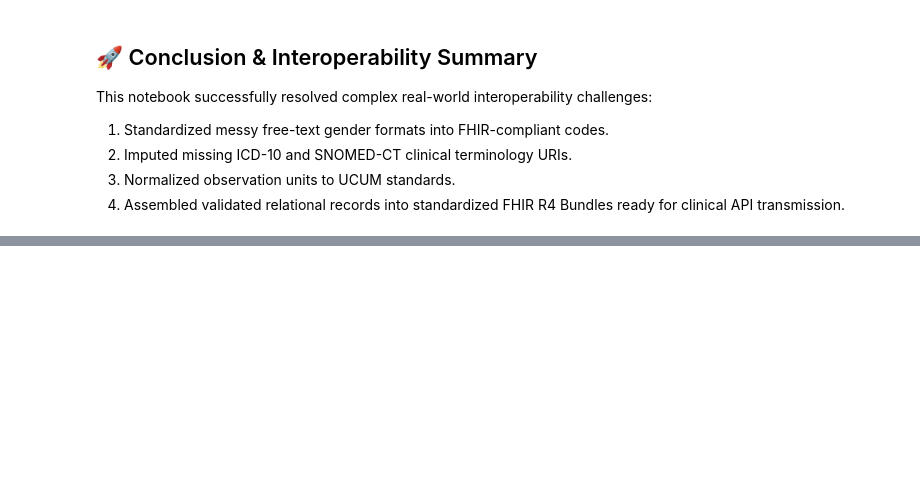
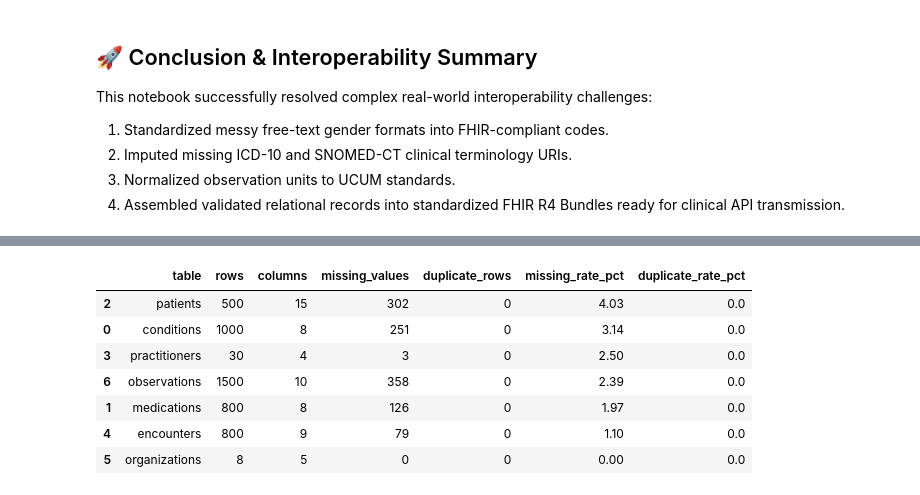
Before and after one commit to mannyokeke-154r33/FHIR-Hospital_Converter-, a Jupyter notebook: hospital-data-converter.ipynb, the cells around one changed output, grey strips where cells are left out. Cells and saved outputs as stored; diff of their text form; code cells hidden in the pictures; blank space fills up the shorter version.

```diff
--- a/hospital-data-converter.ipynb
+++ b/hospital-data-converter.ipynb
@@ -62,0 +103,4 @@ File [observations]: ✅ Found -> /kaggle/input/datasets/nudratabbas/fhir-conver
+# %%
+for table_name, dataframe in tables.items():
+    print(f"\n--- {table_name.upper()} ---")
+    print(dataframe.columns.tolist())
@@ -836,0 +1024,28 @@ This notebook successfully resolved complex real-world interoperability challeng
+# %%
+inventory_df["missing_rate_pct"] = (
+    inventory_df["missing_values"]
+    / (inventory_df["rows"] * inventory_df["columns"])
+    * 100
+).round(2)
+
+inventory_df["duplicate_rate_pct"] = (
+    inventory_df["duplicate_rows"]
+    / inventory_df["rows"]
+    * 100
+).round(2)
+
+display(
+    inventory_df.sort_values(
+        "missing_rate_pct",
+        ascending=False
+    )
+)
+# %% [output]
+|  | table | rows | columns | missing_values | duplicate_rows | missing_rate_pct | duplicate_rate_pct |
+| 2 | patients | 500 | 15 | 302 | 0 | 4.03 | 0.0 |
+| 0 | conditions | 1000 | 8 | 251 | 0 | 3.14 | 0.0 |
+| 3 | practitioners | 30 | 4 | 3 | 0 | 2.50 | 0.0 |
+| 6 | observations | 1500 | 10 | 358 | 0 | 2.39 | 0.0 |
+| 1 | medications | 800 | 8 | 126 | 0 | 1.97 | 0.0 |
+| 4 | encounters | 800 | 9 | 79 | 0 | 1.10 | 0.0 |
+| 5 | organizations | 8 | 5 | 0 | 0 | 0.00 | 0.0 |
```
Also changed, not shown: parts of 35 cells of this notebook.
